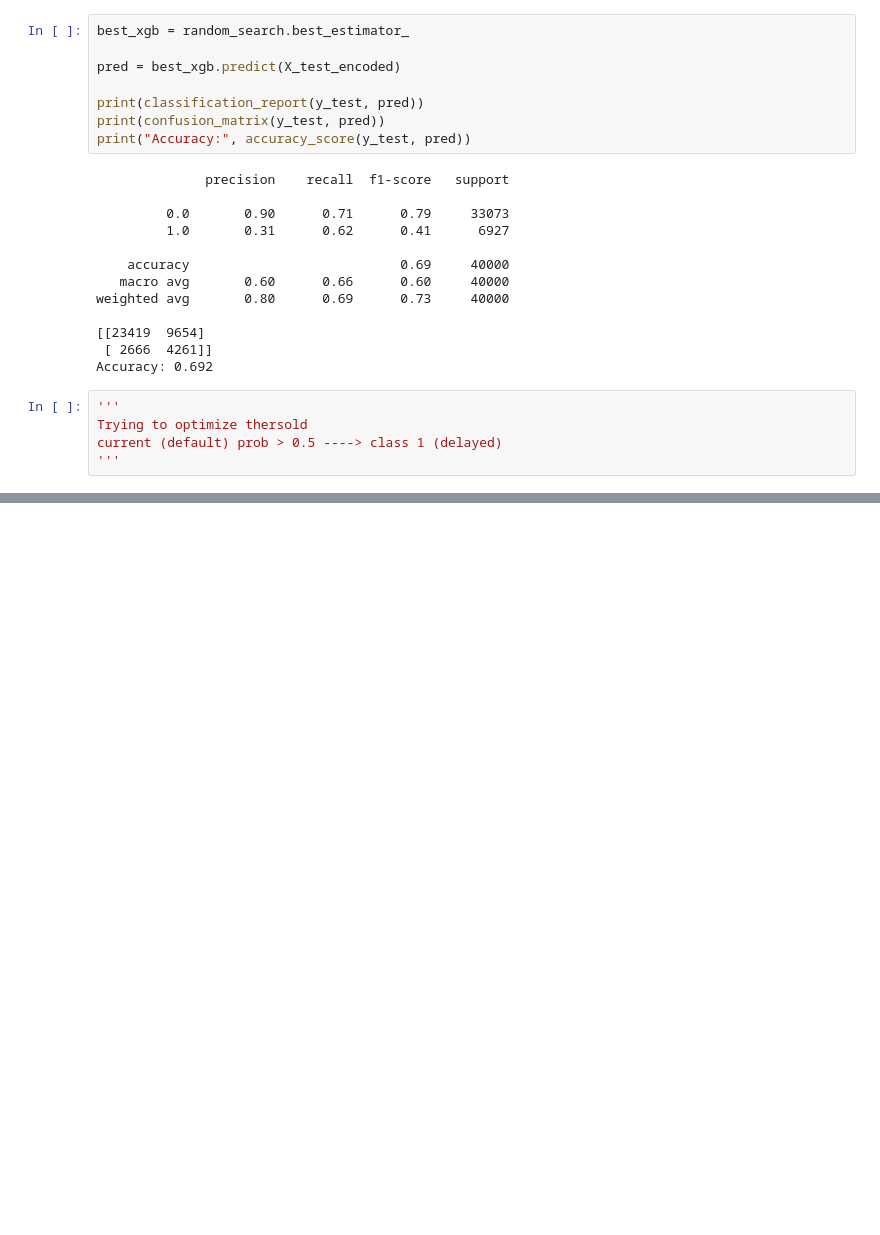
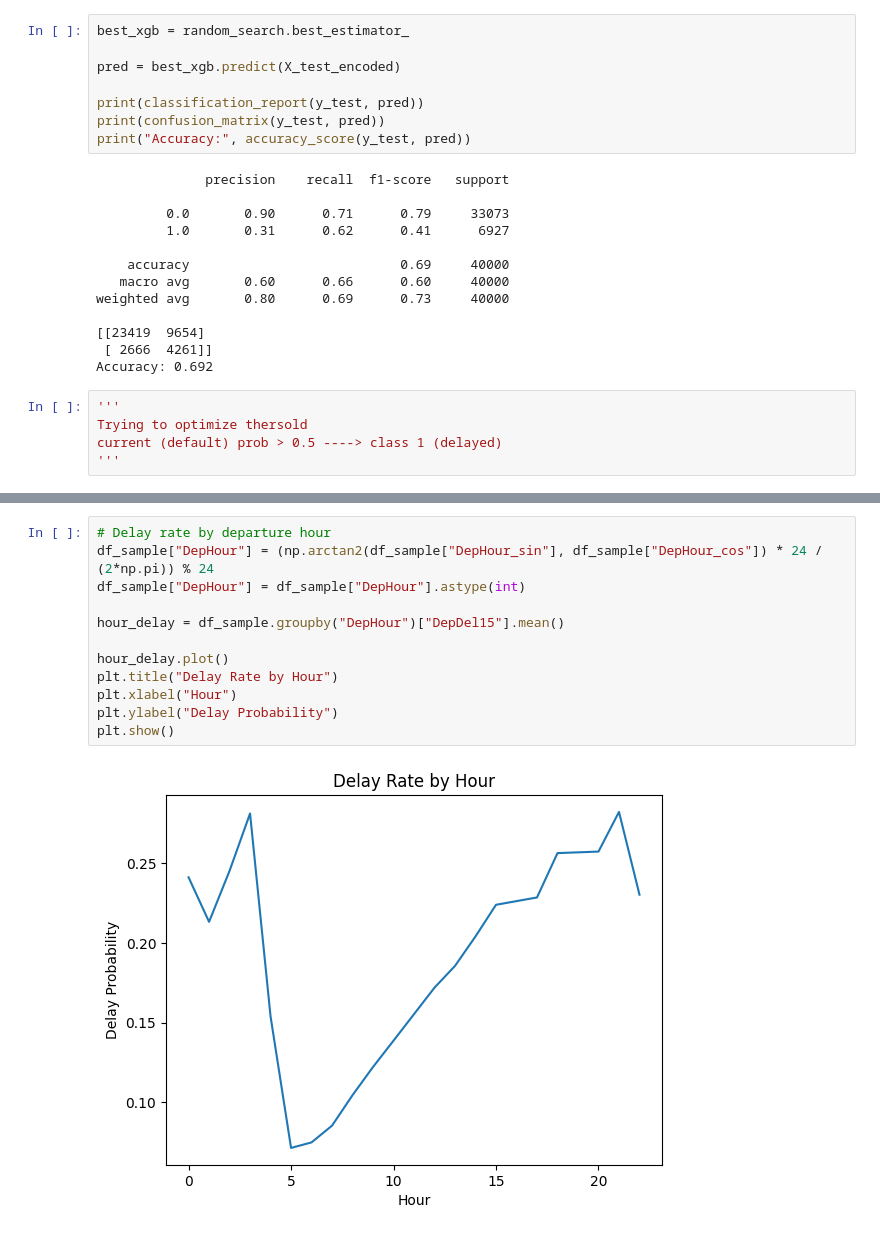
Before and after one commit to Mahammed-Sharief-Shaik/Flight-Delay-Prediction, a Jupyter notebook: main.ipynb, the cells around one changed output, grey strips where cells are left out. Drawn from its saved outputs; the diff is of its cells as text; blank space fills up the shorter version.

```diff
--- a/main.ipynb
+++ b/main.ipynb
@@ -458,0 +646,14 @@ probs = best_xgb.predict_proba(X_test_encoded)[:, 1]
+# %%
+# Delay rate by departure hour
+df_sample["DepHour"] = (np.arctan2(df_sample["DepHour_sin"], df_sample["DepHour_cos"]) * 24 / (2*np.pi)) % 24
+df_sample["DepHour"] = df_sample["DepHour"].astype(int)
+
+hour_delay = df_sample.groupby("DepHour")["DepDel15"].mean()
+
+hour_delay.plot()
+plt.title("Delay Rate by Hour")
+plt.xlabel("Hour")
+plt.ylabel("Delay Probability")
+plt.show()
+# %% [output]
+[figure, added]
```
Also changed, not shown: parts of 34 cells of this notebook, 6 other files.
